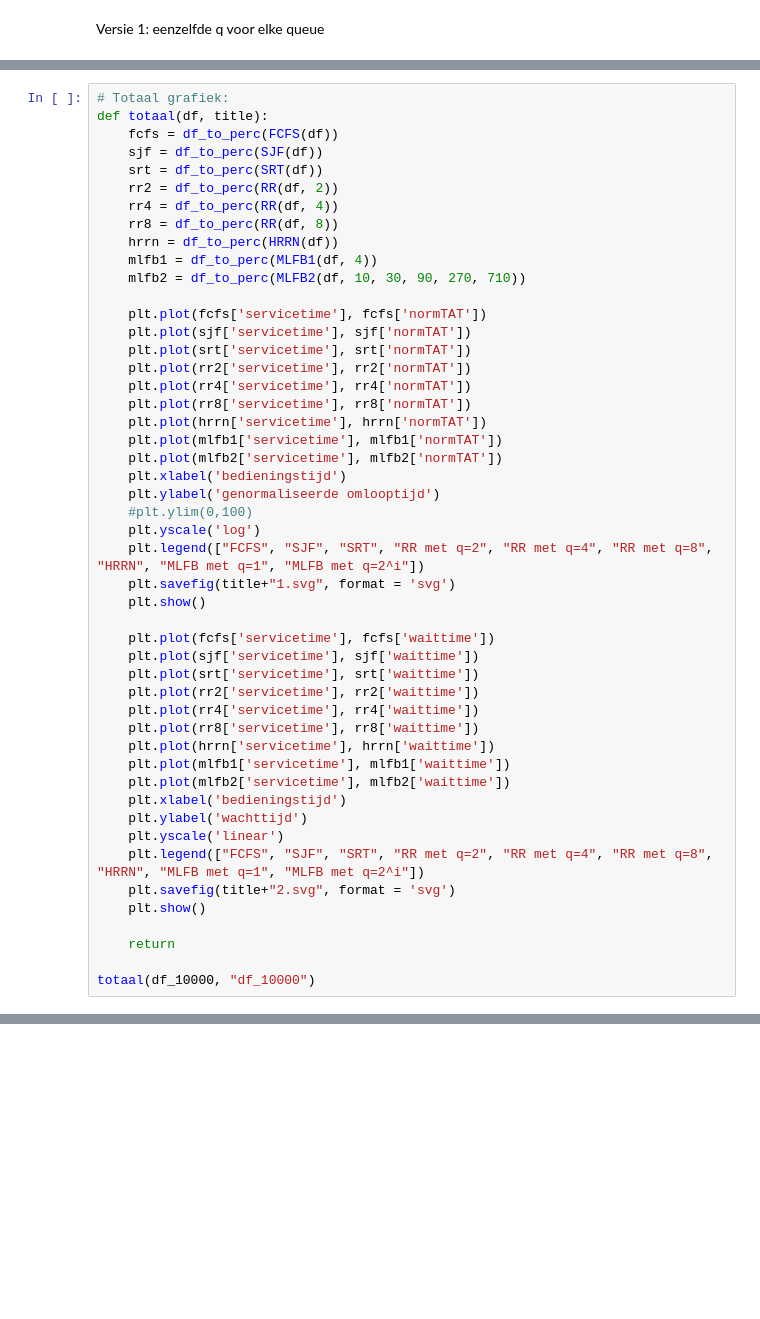
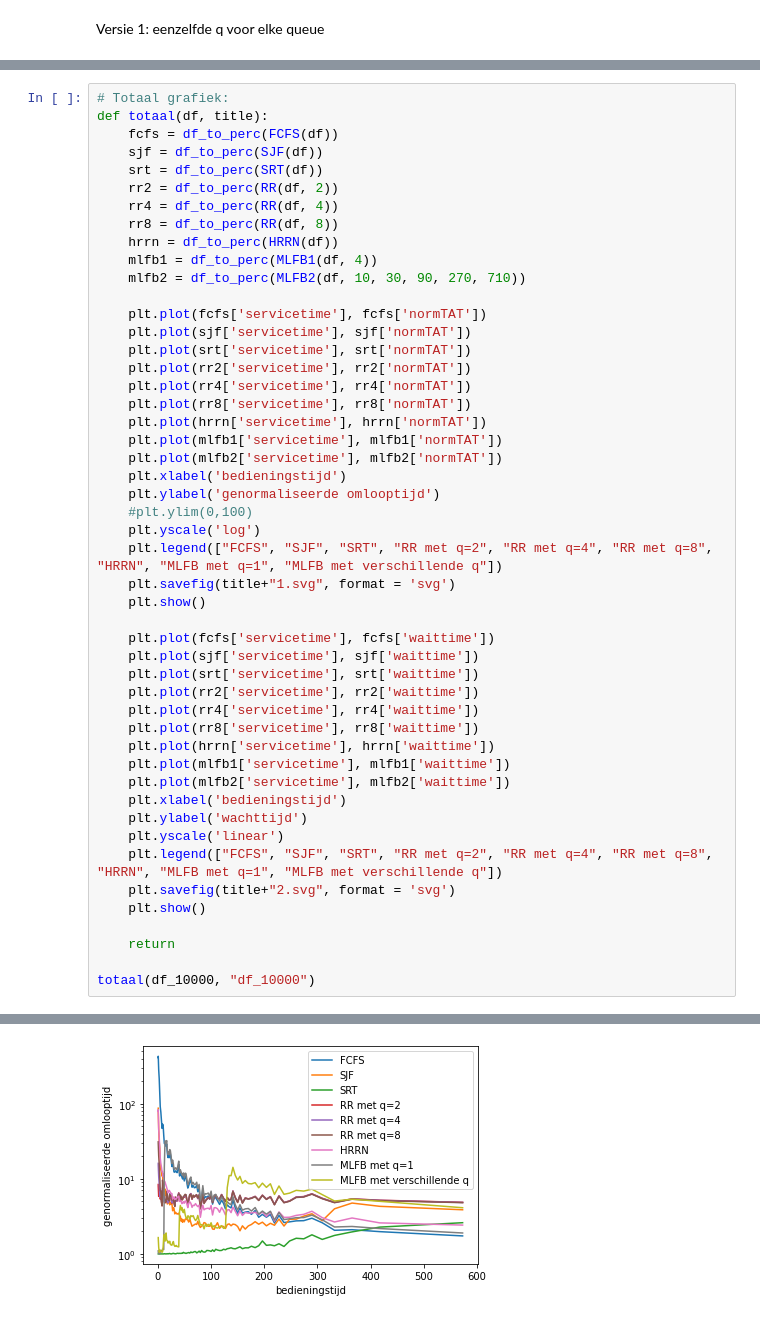
Before and after one commit to GPeeters/Besturingssystemen-2, a Jupyter notebook: process_scheduler.ipynb, the cells around one changed output, grey strips where cells are left out. Saved outputs shown, nothing was run; the diff lists cells and outputs as text; blank space fills up the shorter version.

```diff
--- a/process_scheduler.ipynb
+++ b/process_scheduler.ipynb
@@ -1018,7 +1113,7 @@ def totaal(df, title):
     plt.ylabel('genormaliseerde omlooptijd')
     #plt.ylim(0,100)
     plt.yscale('log')
-    plt.legend(["FCFS", "SJF", "SRT", "RR met q=2", "RR met q=4", "RR met q=8", "HRRN", "MLFB met q=1", "MLFB met q=2^i"])
+    plt.legend(["FCFS", "SJF", "SRT", "RR met q=2", "RR met q=4", "RR met q=8", "HRRN", "MLFB met q=1", "MLFB met verschillende q"])
     plt.savefig(title+"1.svg", format = 'svg')
     plt.show()
 
@@ -1034,10 +1129,11 @@ def totaal(df, title):
     plt.xlabel('bedieningstijd')
     plt.ylabel('wachttijd')
     plt.yscale('linear')
-    plt.legend(["FCFS", "SJF", "SRT", "RR met q=2", "RR met q=4", "RR met q=8", "HRRN", "MLFB met q=1", "MLFB met q=2^i"])
+    plt.legend(["FCFS", "SJF", "SRT", "RR met q=2", "RR met q=4", "RR met q=8", "HRRN", "MLFB met q=1", "MLFB met verschillende q"])
     plt.savefig(title+"2.svg", format = 'svg')
     plt.show()
 
     return
 
 totaal(df_10000, "df_10000")
+# %% [output]
@@ -1043,0 +1149 @@ totaal(df_10000, "df_10000")
+[figure, added]
```
Also changed, not shown: parts of 13 cells of this notebook, 6 other files.
